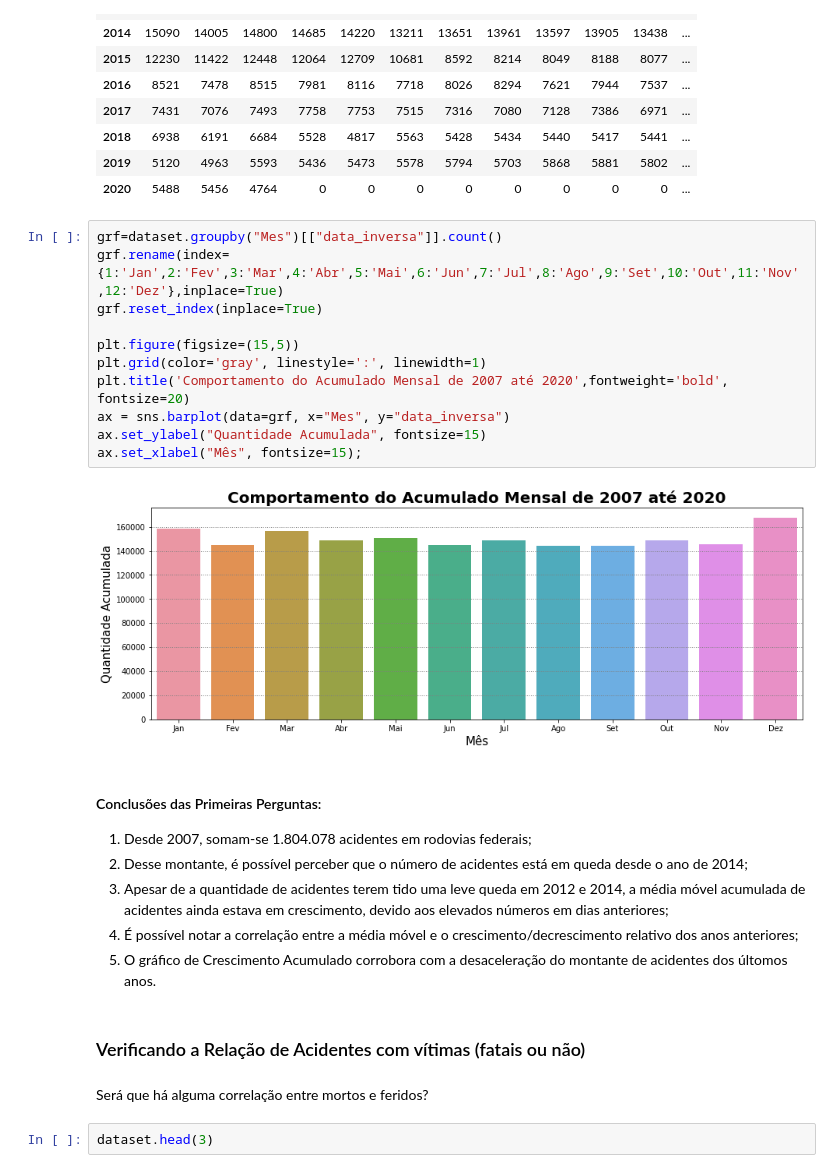
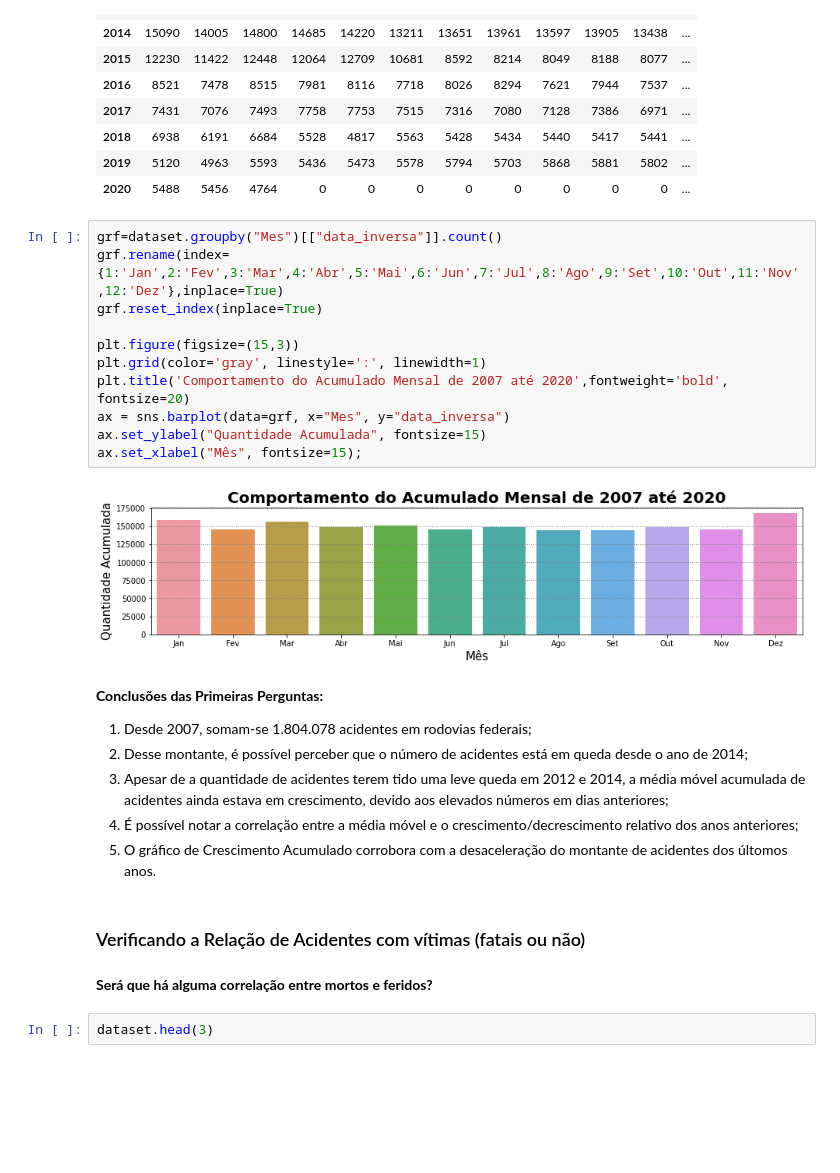
Before and after one commit to FelipeGBarreto/Projects, a Jupyter notebook: Acidentes_Rodovias_Federais.ipynb, the cells around one changed output. Drawn from its saved outputs; the diff is of its cells as text; blank space fills up the shorter version.

```diff
--- a/Acidentes_Rodovias_Federais.ipynb
+++ b/Acidentes_Rodovias_Federais.ipynb
@@ -195,18 +195,18 @@ acidentes_mes_ano
 # %%
 grf=dataset.groupby("Mes")[["data_inversa"]].count()
 grf.rename(index={1:'Jan',2:'Fev',3:'Mar',4:'Abr',5:'Mai',6:'Jun',7:'Jul',8:'Ago',9:'Set',10:'Out',11:'Nov',12:'Dez'},inplace=True)
 grf.reset_index(inplace=True)
 
-plt.figure(figsize=(15,5))
+plt.figure(figsize=(15,3))
 plt.grid(color='gray', linestyle=':', linewidth=1)
 plt.title('Comportamento do Acumulado Mensal de 2007 até 2020',fontweight='bold', fontsize=20)
 ax = sns.barplot(data=grf, x="Mes", y="data_inversa")
 ax.set_ylabel("Quantidade Acumulada", fontsize=15)
 ax.set_xlabel("Mês", fontsize=15);
 # %% [output]
-[figure, old version]
+[figure, new version]
 # %% [markdown]
-#### Conclusões das Primeiras Perguntas:
+**Conclusões das Primeiras Perguntas:**
 
 1. Desde 2007, somam-se 1.804.078 acidentes em rodovias federais;
 2. Desse montante, é possível perceber que o número de acidentes está em queda desde o ano de 2014;
@@ -216,7 +216,7 @@ ax.set_xlabel("Mês", fontsize=15);
 # %% [markdown]
 ### Verificando a Relação de Acidentes com vítimas (fatais ou não)
 # %% [markdown]
-Será que há alguma correlação entre mortos e feridos?
+**Será que há alguma correlação entre mortos e feridos?**
 # %%
 dataset.head(3)
 # %% [output]
```
Also changed, not shown: parts of 12 cells of this notebook.
